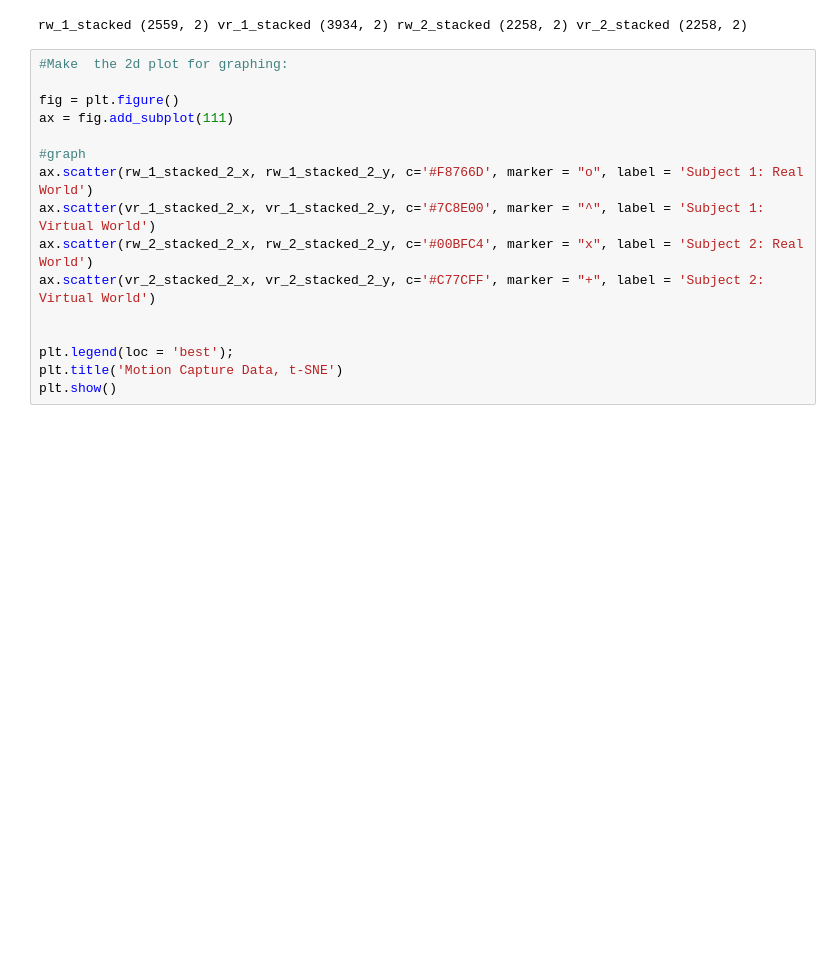
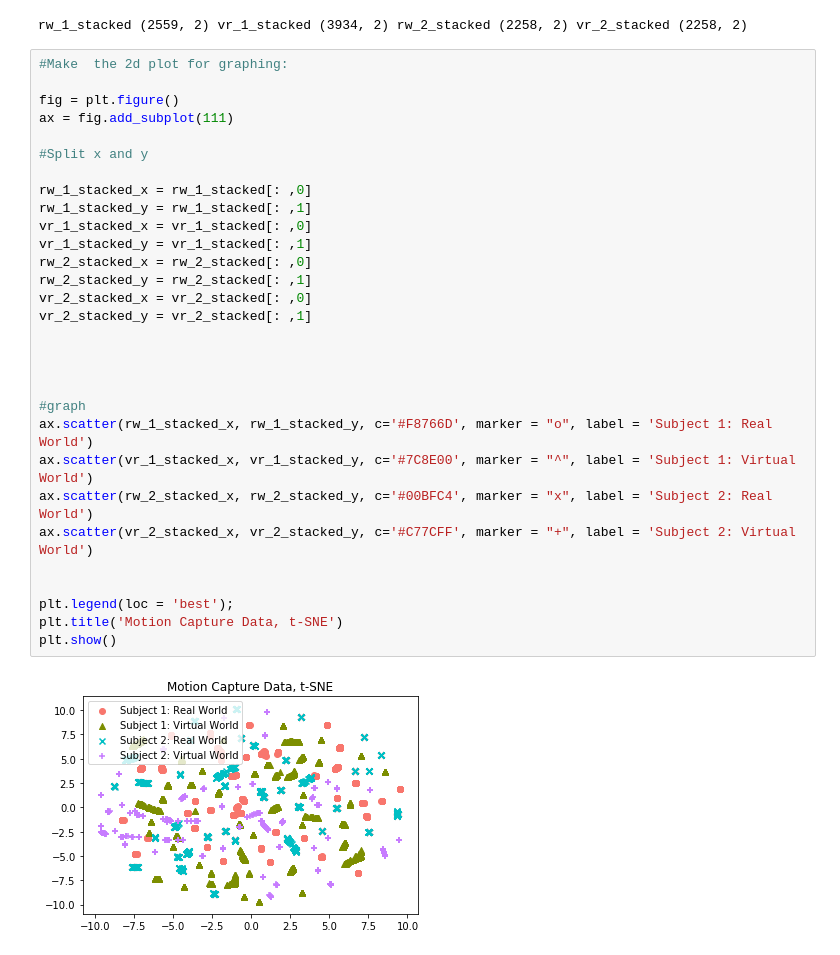
Before and after one commit to talpallikar/vr-motion-analysis, a Jupyter notebook: src/tsne_unnormed.ipynb, the cells around one changed output. Drawn from its saved outputs; the diff is of its cells as text; blank space fills up the shorter version.

```diff
--- a/src/tsne_unnormed.ipynb
+++ b/src/tsne_unnormed.ipynb
@@ -109,16 +109,32 @@ rw_1_stacked (2559, 2) vr_1_stacked (3934, 2) rw_2_stacked (2258, 2) vr_2_stacke
 # %%
 #Make  the 2d plot for graphing:
 
 fig = plt.figure()
 ax = fig.add_subplot(111)
 
+#Split x and y
+
+rw_1_stacked_x = rw_1_stacked[: ,0]
+rw_1_stacked_y = rw_1_stacked[: ,1]
+vr_1_stacked_x = vr_1_stacked[: ,0]
+vr_1_stacked_y = vr_1_stacked[: ,1]
+rw_2_stacked_x = rw_2_stacked[: ,0]
+rw_2_stacked_y = rw_2_stacked[: ,1]
+vr_2_stacked_x = vr_2_stacked[: ,0]
+vr_2_stacked_y = vr_2_stacked[: ,1]
+
+
+
+
 #graph
-ax.scatter(rw_1_stacked_2_x, rw_1_stacked_2_y, c='#F8766D', marker = "o", label = 'Subject 1: Real World')
-ax.scatter(vr_1_stacked_2_x, vr_1_stacked_2_y, c='#7C8E00', marker = "^", label = 'Subject 1: Virtual World')
-ax.scatter(rw_2_stacked_2_x, rw_2_stacked_2_y, c='#00BFC4', marker = "x", label = 'Subject 2: Real World')
-ax.scatter(vr_2_stacked_2_x, vr_2_stacked_2_y, c='#C77CFF', marker = "+", label = 'Subject 2: Virtual World')
+ax.scatter(rw_1_stacked_x, rw_1_stacked_y, c='#F8766D', marker = "o", label = 'Subject 1: Real World')
+ax.scatter(vr_1_stacked_x, vr_1_stacked_y, c='#7C8E00', marker = "^", label = 'Subject 1: Virtual World')
+ax.scatter(rw_2_stacked_x, rw_2_stacked_y, c='#00BFC4', marker = "x", label = 'Subject 2: Real World')
+ax.scatter(vr_2_stacked_x, vr_2_stacked_y, c='#C77CFF', marker = "+", label = 'Subject 2: Virtual World')
 
 
 plt.legend(loc = 'best');
 plt.title('Motion Capture Data, t-SNE')
 plt.show()
+# %% [output]
+[figure, added]
```
